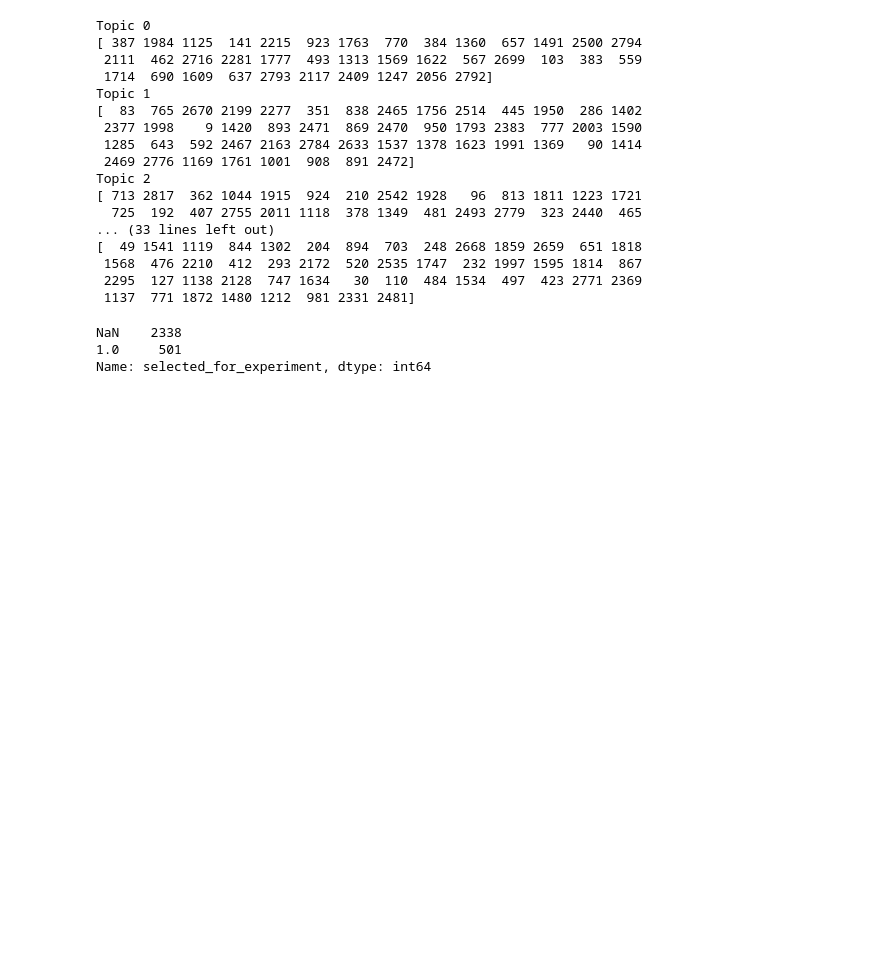
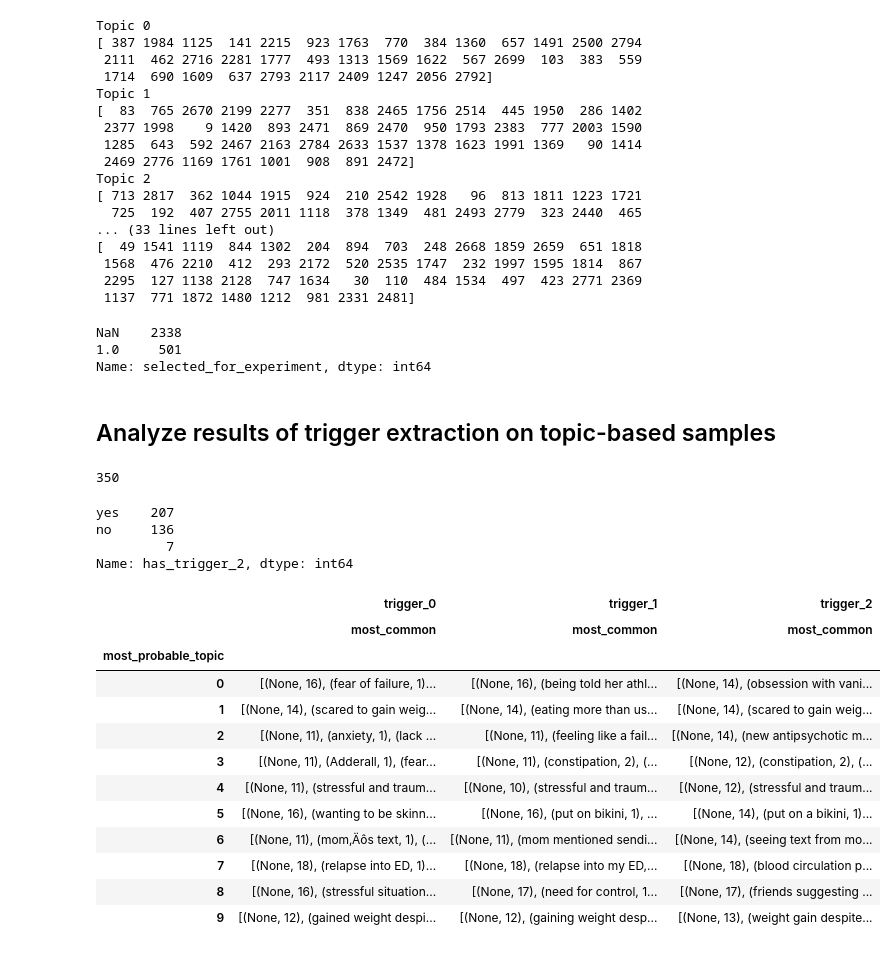
Before and after one commit to nguyentr17/cs685-narrative-analysis, a Jupyter notebook: clinical-extractions/sample_selection_trigger_extraction.ipynb, the cells around one changed output. Cells and saved outputs as stored; diff of their text form; code cells hidden in the pictures; blank space fills up the shorter version.

```diff
--- a/clinical-extractions/sample_selection_trigger_extraction.ipynb
+++ b/clinical-extractions/sample_selection_trigger_extraction.ipynb
@@ -151,3 +160,42 @@ NaN    2338
 Name: selected_for_experiment, dtype: int64
 # %%
 narrative_with_topic_model.to_csv("../narrative_detection/narrative_post_with_topic_model.csv", index=False)
+# %% [markdown]
+## Analyze results of trigger extraction on topic-based samples
+# %%
+trigger_extraction_result = pd.read_csv("./results/experiment_trigger_extraction_result_500_from_topic_model_zero_shot.csv", keep_default_na = False)
+print(len(trigger_extraction_result))
+for i in range(3):
+    trigger_extraction_result[f"trigger_{i}"] = trigger_extraction_result[f"trigger_{i}"].apply(lambda x: ast.literal_eval(x) if x.startswith("[") else (None if x == "" else [x]))
+# %% [output]
+350
+# %%
+trigger_extraction_result["has_trigger_2"].value_counts()
+# %% [output]
+yes    207
+no     136
+         7
+Name: has_trigger_2, dtype: int64
+# %%
+def most_common(x):
+    top_5 = x.explode().value_counts(dropna=False)[:5]
+    return [(x, c) for x, c in zip(top_5.index, top_5)]
+trigger_extraction_result.groupby(["most_probable_topic"]).agg({
+    "trigger_0": [most_common],
+    "trigger_1": [most_common],
+    "trigger_2": [most_common],
+})
+# %% [output]
+|  | trigger_0 | trigger_1 | trigger_2 |
+|  | most_common | most_common | most_common |
+| most_probable_topic |  |  |  |
+| 0 | [(None, 16), (fear of failure, 1)... | [(None, 16), (being told her athl... | [(None, 14), (obsession with vani... |
+| 1 | [(None, 14), (scared to gain weig... | [(None, 14), (eating more than us... | [(None, 14), (scared to gain weig... |
+| 2 | [(None, 11), (anxiety, 1), (lack ... | [(None, 11), (feeling like a fail... | [(None, 14), (new antipsychotic m... |
+| 3 | [(None, 11), (Adderall, 1), (fear... | [(None, 11), (constipation, 2), (... | [(None, 12), (constipation, 2), (... |
+| 4 | [(None, 11), (stressful and traum... | [(None, 10), (stressful and traum... | [(None, 12), (stressful and traum... |
+| 5 | [(None, 16), (wanting to be skinn... | [(None, 16), (put on bikini, 1), ... | [(None, 14), (put on a bikini, 1)... |
+| 6 | [(None, 11), (mom‚Äôs text, 1), (... | [(None, 11), (mom mentioned sendi... | [(None, 14), (seeing text from mo... |
+| 7 | [(None, 18), (relapse into ED, 1)... | [(None, 18), (relapse into my ED,... | [(None, 18), (blood circulation p... |
+| 8 | [(None, 16), (stressful situation... | [(None, 17), (need for control, 1... | [(None, 17), (friends suggesting ... |
+| 9 | [(None, 12), (gained weight despi... | [(None, 12), (gaining weight desp... | [(None, 13), (weight gain despite... |
```
Also changed, not shown: parts of 3 cells of this notebook, 1 other file.
